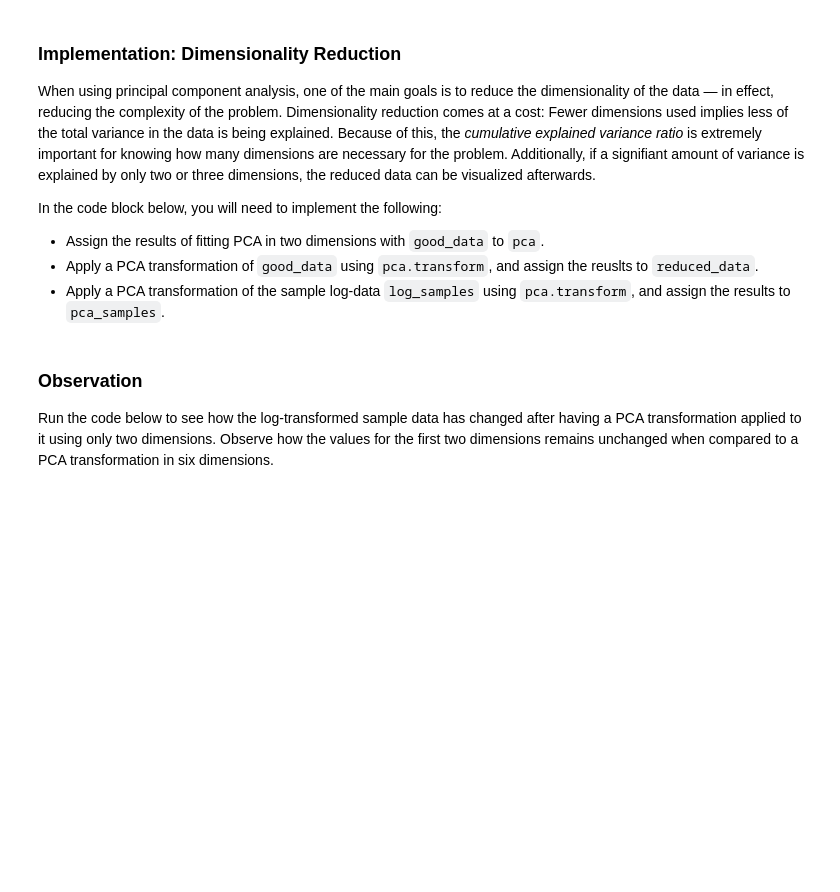
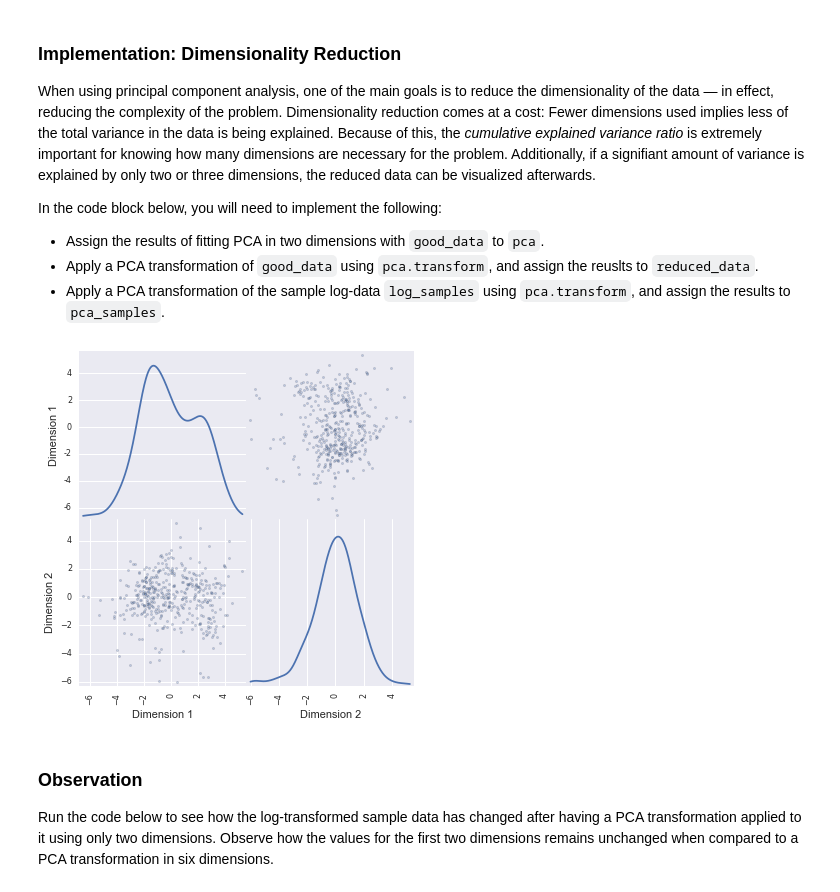
Before and after one commit to aayala15/machine-learning, a Jupyter notebook: projects/creating_customer_segments/customer_segments.ipynb, the cells around one changed output. Saved outputs shown, nothing was run; the diff lists cells and outputs as text; code cells hidden in the pictures; blank space fills up the shorter version.

```diff
--- a/projects/creating_customer_segments/customer_segments.ipynb
+++ b/projects/creating_customer_segments/customer_segments.ipynb
@@ -356,16 +360,21 @@ In the code block below, you will need to implement the following:
 # %%
 # TODO: Fit PCA to the good data using only two dimensions
 pca = PCA(n_components=2)
 pca.fit(good_data)
 
 # TODO: Apply a PCA transformation the good data
 reduced_data = pca.transform(good_data)
 
 # TODO: Apply a PCA transformation to the sample log-data
 pca_samples = pca.transform(good_data.loc[indices])
 
 # Create a DataFrame for the reduced data
 reduced_data = pd.DataFrame(reduced_data, columns = ['Dimension 1', 'Dimension 2'])
+
+# Produce a scatter matrix for pca reduced data
+pd.scatter_matrix(reduced_data, alpha = 0.3, figsize = (6,6), diagonal = 'kde');
+# %% [output]
+[figure, added]
 # %% [markdown]
 ### Observation
 Run the code below to see how the log-transformed sample data has changed after having a PCA transformation applied to it using only two dimensions. Observe how the values for the first two dimensions remains unchanged when compared to a PCA transformation in six dimensions.
```
Also changed, not shown: parts of 11 cells of this notebook, 3 other files.
